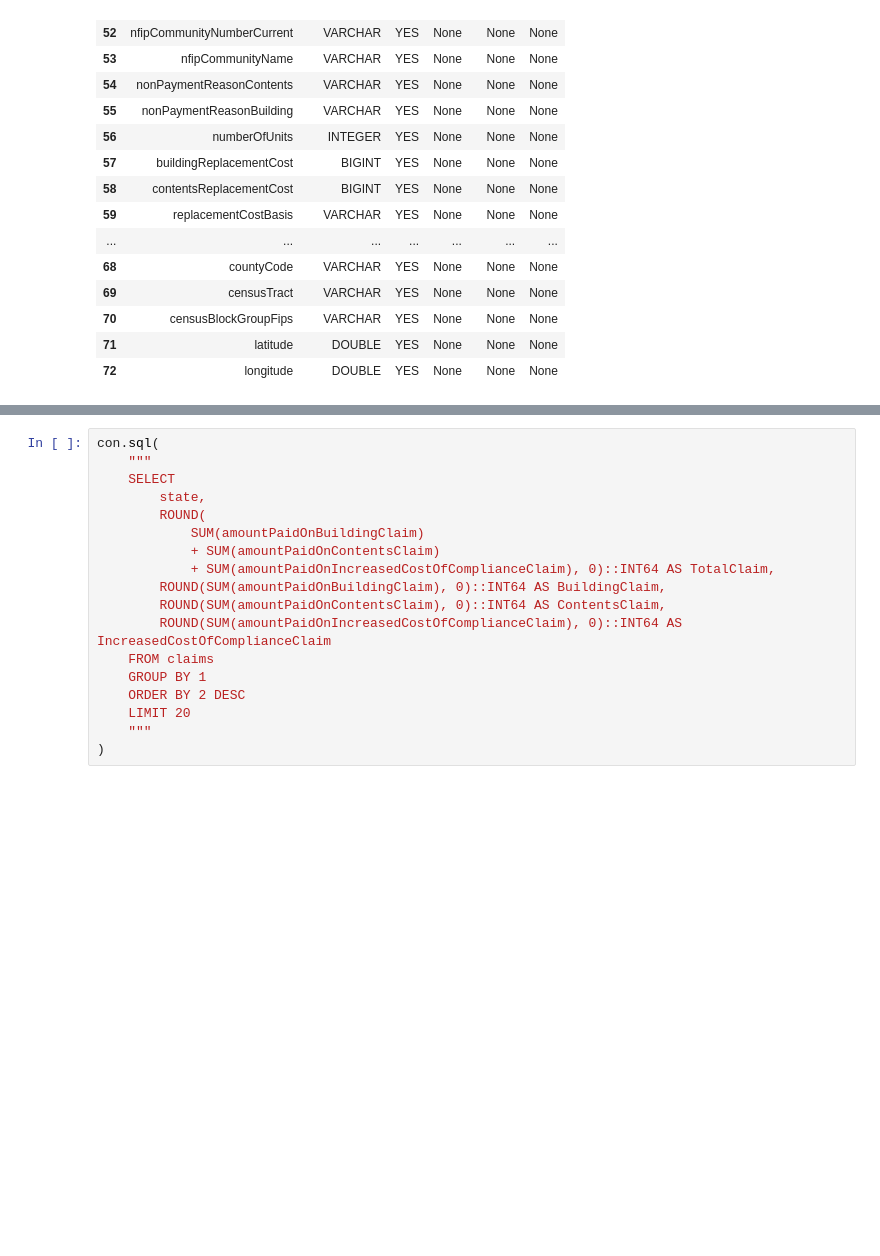
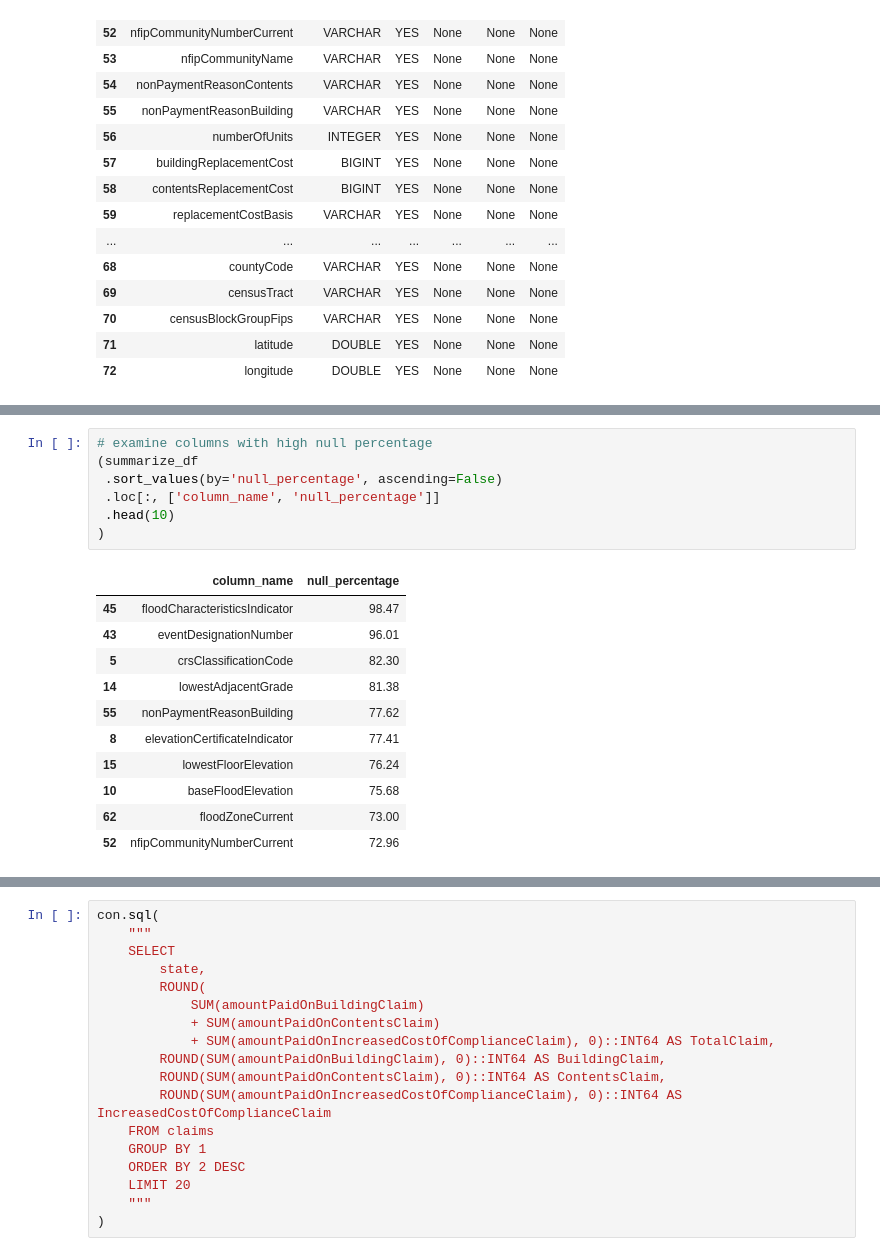
Before and after one commit to mebauer/duckdb-fema-nfip, a Jupyter notebook: analysis.ipynb, the cells around one changed output, grey strips where cells are left out. Drawn from its saved outputs; the diff is of its cells as text; blank space fills up the shorter version.

```diff
--- a/analysis.ipynb
+++ b/analysis.ipynb
@@ -209,0 +228,19 @@ summarize_df.iloc[50:, :]
+# %%
+# examine columns with high null percentage
+(summarize_df
+ .sort_values(by='null_percentage', ascending=False)
+ .loc[:, ['column_name', 'null_percentage']]
+ .head(10)
+)
+# %% [output]
+|  | column_name | null_percentage |
+| 45 | floodCharacteristicsIndicator | 98.47 |
+| 43 | eventDesignationNumber | 96.01 |
+| 5 | crsClassificationCode | 82.30 |
+| 14 | lowestAdjacentGrade | 81.38 |
+| 55 | nonPaymentReasonBuilding | 77.62 |
+| 8 | elevationCertificateIndicator | 77.41 |
+| 15 | lowestFloorElevation | 76.24 |
+| 10 | baseFloodElevation | 75.68 |
+| 62 | floodZoneCurrent | 73.00 |
+| 52 | nfipCommunityNumberCurrent | 72.96 |
```
Also changed, not shown: parts of 25 cells of this notebook, 1 other file.
